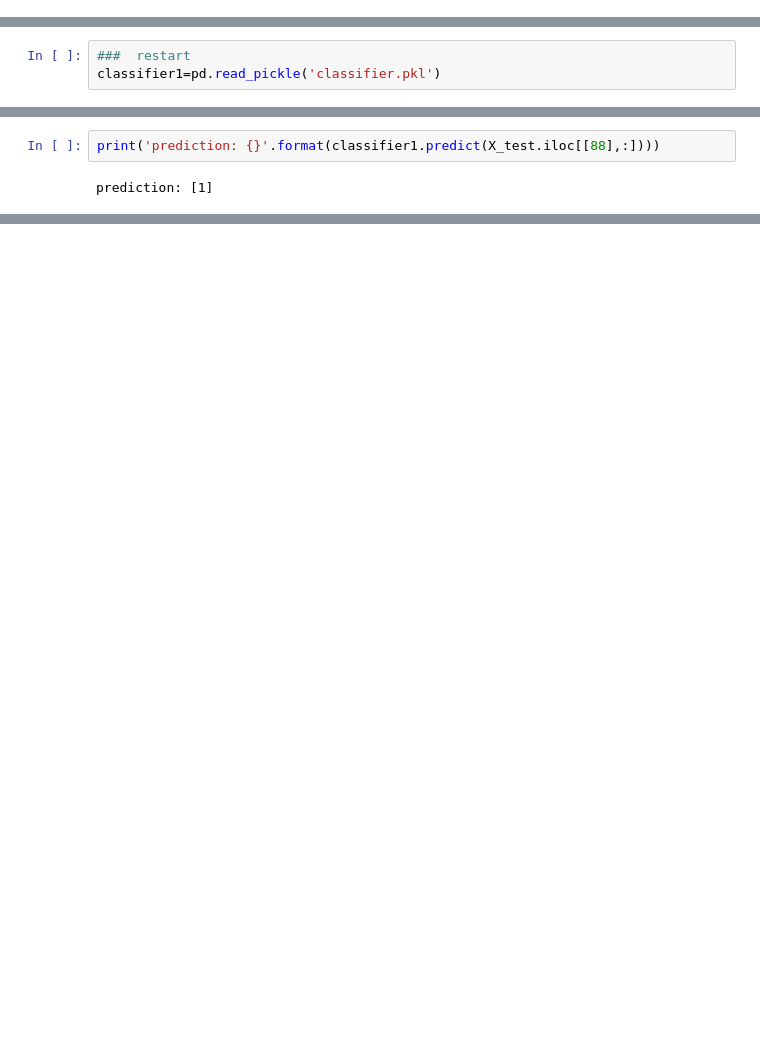
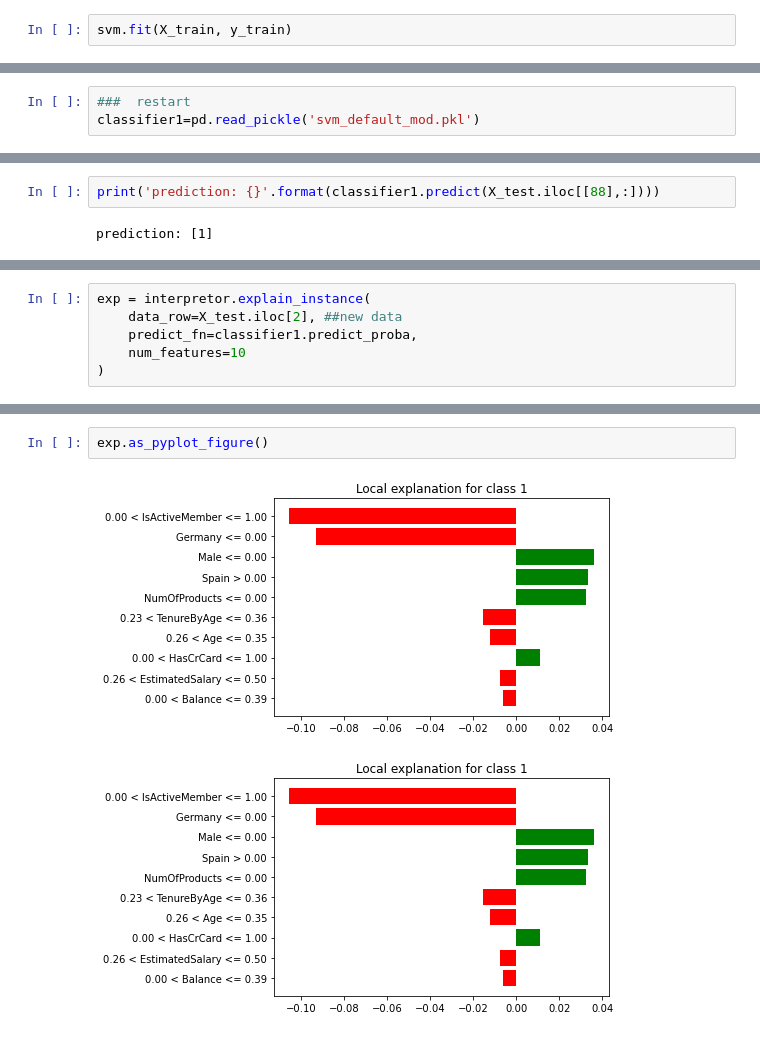
Before and after one commit to duanlang119/ml_study, a Jupyter notebook: LIME_Churn.ipynb, the cells around one changed output, grey strips where cells are left out. Saved outputs shown, nothing was run; the diff lists cells and outputs as text; blank space fills up the shorter version.

```diff
--- a/LIME_Churn.ipynb
+++ b/LIME_Churn.ipynb
@@ -49,0 +15,2 @@ X_test.iloc[[0], :]
+# %%
+svm.fit(X_train, y_train)
@@ -120,6 +39,6 @@ import pickle
 # %%
 ###  restart
-classifier1=pd.read_pickle('classifier.pkl')
+classifier1=pd.read_pickle('svm_default_mod.pkl')
 # %%
 import lime
 from lime import lime_tabular
@@ -182,3 +94,9 @@ exp = interpretor.explain_instance(
 exp.show_in_notebook(show_table=True)
 # %% [output]
 [interactive output not drawn]
+# %%
+exp = interpretor.explain_instance(
+    data_row=X_test.iloc[2], ##new data
+    predict_fn=classifier1.predict_proba,
+    num_features=10
+)
@@ -184,0 +125,5 @@ exp.show_in_notebook(show_table=True)
+# %%
+exp.as_pyplot_figure()
+# %% [output]
+[figure, added]
+[figure, added]
```
Also changed, not shown: parts of 24 cells of this notebook, 3 other files.
